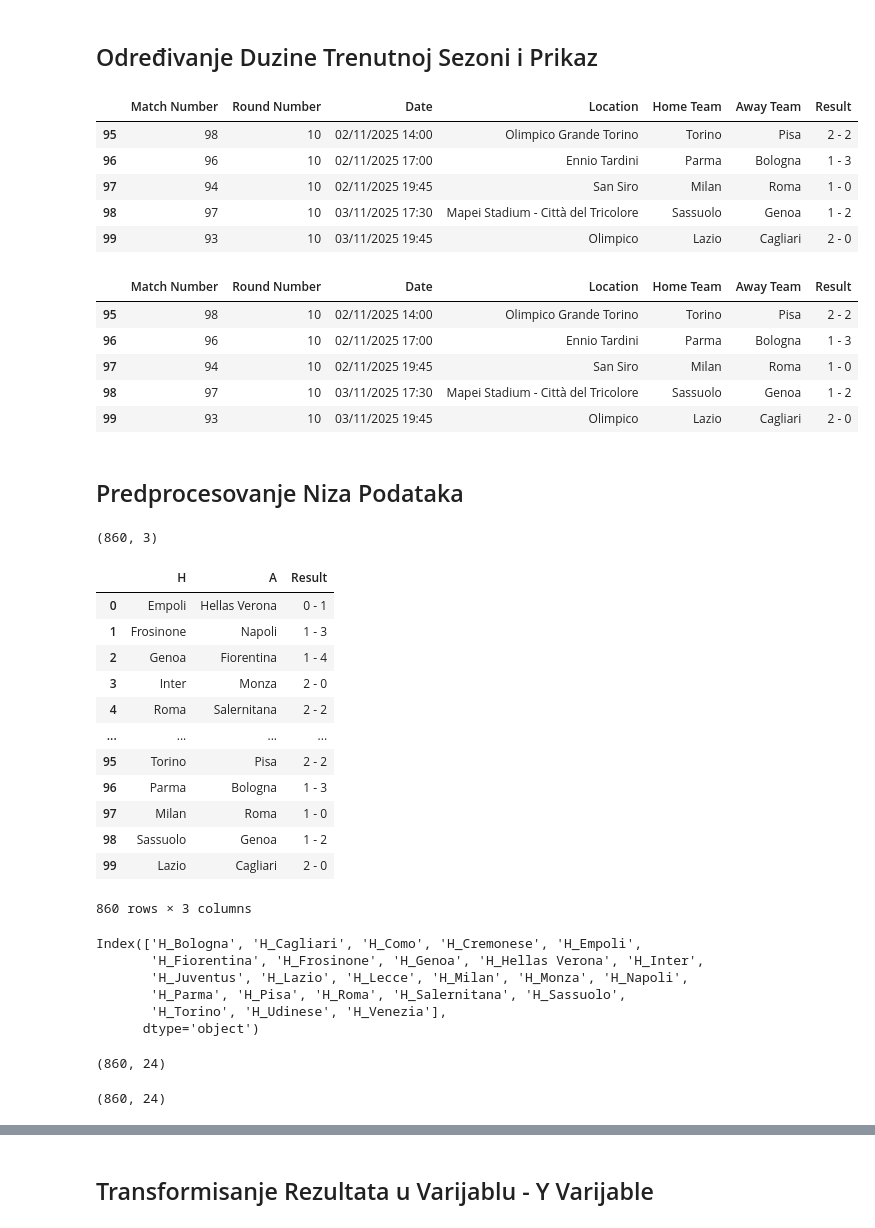
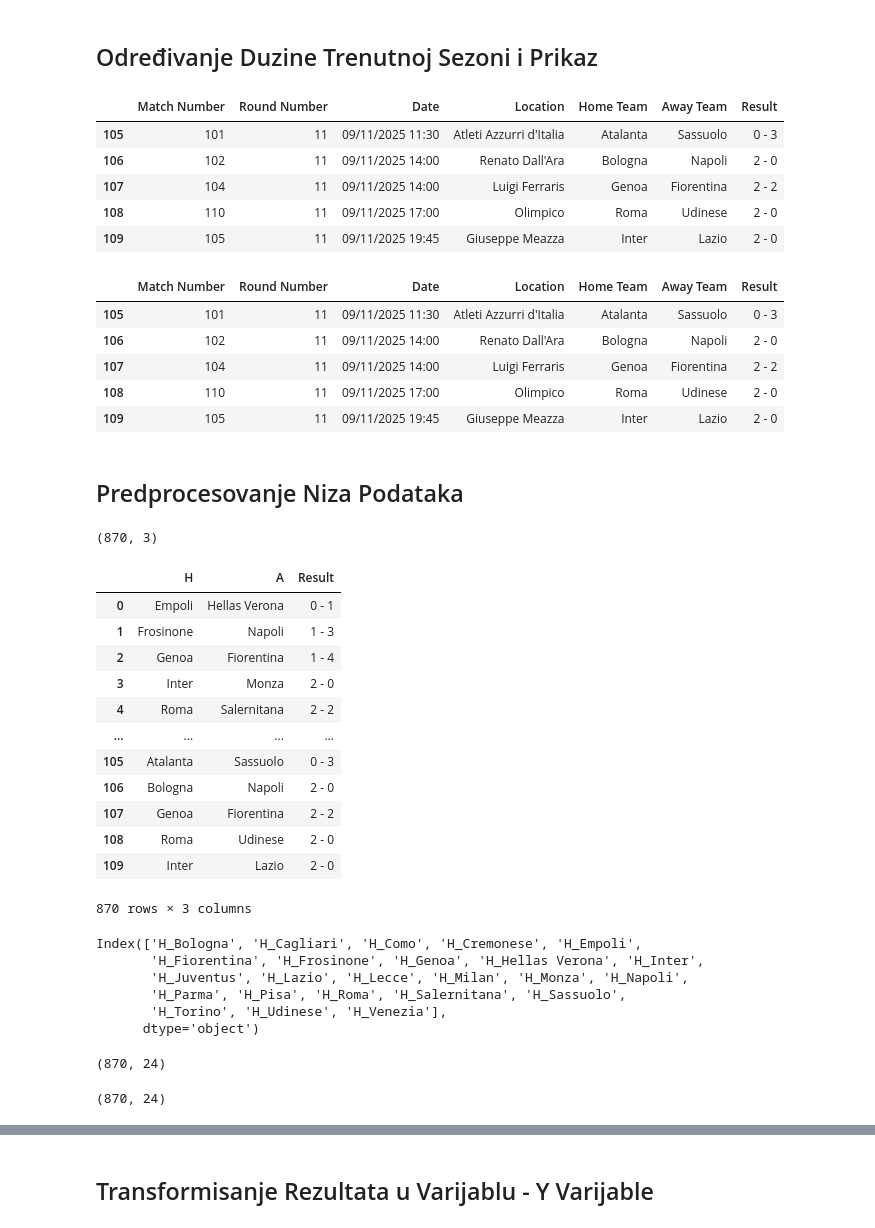
Before and after one commit to AmirBih/pred-rez-seriA, a Jupyter notebook: SA- float_Predvidjanje_Pobjednika.ipynb, the cells around one changed output, grey strips where cells are left out. Drawn from its saved outputs; the diff is of its cells as text; code cells hidden in the pictures.

```diff
--- a/SA- float_Predvidjanje_Pobjednika.ipynb
+++ b/SA- float_Predvidjanje_Pobjednika.ipynb
@@ -16,15 +16,15 @@ df_25_6 = pd.read_csv("serie-a-2025.csv")
 ## Određivanje Duzine Trenutnoj Sezoni i Prikaz
 # %%
 #odrediti duzinu sezone - OBAVEZNO!!!
-df_25_6 = df_25_6.head(100)
+df_25_6 = df_25_6.head(110)
 df_25_6.tail()
 # %% [output]
 |  | Match Number | Round Number | Date | Location | Home Team | Away Team | Result |
-| 95 | 98 | 10 | 02/11/2025 14:00 | Olimpico Grande Torino | Torino | Pisa | 2 - 2 |
-| 96 | 96 | 10 | 02/11/2025 17:00 | Ennio Tardini | Parma | Bologna | 1 - 3 |
-| 97 | 94 | 10 | 02/11/2025 19:45 | San Siro | Milan | Roma | 1 - 0 |
-| 98 | 97 | 10 | 03/11/2025 17:30 | Mapei Stadium - Città del Tricolore | Sassuolo | Genoa | 1 - 2 |
-| 99 | 93 | 10 | 03/11/2025 19:45 | Olimpico | Lazio | Cagliari | 2 - 0 |
+| 105 | 101 | 11 | 09/11/2025 11:30 | Atleti Azzurri d'Italia | Atalanta | Sassuolo | 0 - 3 |
+| 106 | 102 | 11 | 09/11/2025 14:00 | Renato Dall'Ara | Bologna | Napoli | 2 - 0 |
+| 107 | 104 | 11 | 09/11/2025 14:00 | Luigi Ferraris | Genoa | Fiorentina | 2 - 2 |
+| 108 | 110 | 11 | 09/11/2025 17:00 | Olimpico | Roma | Udinese | 2 - 0 |
+| 109 | 105 | 11 | 09/11/2025 19:45 | Giuseppe Meazza | Inter | Lazio | 2 - 0 |
 # %%
 #sjedinjavanje ta tri df niza podataka - po osi jedan - odnosno uzduž
 df_BL = pd.concat([df_23_4, df_24_5, df_25_6], axis=0)
@@ -34,11 +34,11 @@ df_BL = pd.concat([df_23_4, df_24_5, df_25_6], axis=0)
 df_BL.tail()
 # %% [output]
 |  | Match Number | Round Number | Date | Location | Home Team | Away Team | Result |
-| 95 | 98 | 10 | 02/11/2025 14:00 | Olimpico Grande Torino | Torino | Pisa | 2 - 2 |
-| 96 | 96 | 10 | 02/11/2025 17:00 | Ennio Tardini | Parma | Bologna | 1 - 3 |
-| 97 | 94 | 10 | 02/11/2025 19:45 | San Siro | Milan | Roma | 1 - 0 |
-| 98 | 97 | 10 | 03/11/2025 17:30 | Mapei Stadium - Città del Tricolore | Sassuolo | Genoa | 1 - 2 |
-| 99 | 93 | 10 | 03/11/2025 19:45 | Olimpico | Lazio | Cagliari | 2 - 0 |
+| 105 | 101 | 11 | 09/11/2025 11:30 | Atleti Azzurri d'Italia | Atalanta | Sassuolo | 0 - 3 |
+| 106 | 102 | 11 | 09/11/2025 14:00 | Renato Dall'Ara | Bologna | Napoli | 2 - 0 |
+| 107 | 104 | 11 | 09/11/2025 14:00 | Luigi Ferraris | Genoa | Fiorentina | 2 - 2 |
+| 108 | 110 | 11 | 09/11/2025 17:00 | Olimpico | Roma | Udinese | 2 - 0 |
+| 109 | 105 | 11 | 09/11/2025 19:45 | Giuseppe Meazza | Inter | Lazio | 2 - 0 |
 # %% [markdown]
 ## Predprocesovanje Niza Podataka
 # %%
@@ -46,7 +46,7 @@ df_BL.tail()
 df_BL = df_BL.drop(["Match Number","Round Number","Date","Location"],axis=1)
 df_BL.shape
 # %% [output]
-(860, 3)
+(870, 3)
 # %%
 df_BL.rename(columns={"Home Team":"H","Away Team":"A"},inplace=True)
 # %%
@@ -59,12 +59,12 @@ df_BL
 | 3 | Inter | Monza | 2 - 0 |
 | 4 | Roma | Salernitana | 2 - 2 |
 | ... | ... | ... | ... |
-| 95 | Torino | Pisa | 2 - 2 |
-| 96 | Parma | Bologna | 1 - 3 |
-| 97 | Milan | Roma | 1 - 0 |
-| 98 | Sassuolo | Genoa | 1 - 2 |
-| 99 | Lazio | Cagliari | 2 - 0 |
+| 105 | Atalanta | Sassuolo | 0 - 3 |
+| 106 | Bologna | Napoli | 2 - 0 |
+| 107 | Genoa | Fiorentina | 2 - 2 |
+| 108 | Roma | Udinese | 2 - 0 |
+| 109 | Inter | Lazio | 2 - 0 |
-860 rows × 3 columns
+870 rows × 3 columns
 # %%
 from sklearn.model_selection import train_test_split
 from sklearn.preprocessing import StandardScaler, LabelEncoder, OneHotEncoder
@@ -86,7 +86,7 @@ Index(['H_Bologna', 'H_Cagliari', 'H_Como', 'H_Cremonese', 'H_Empoli',
 # %%
 df_domacin.shape
 # %% [output]
-(860, 24)
+(870, 24)
 # %%
 #One Hot Encoder Timova - Gosti
 onehot_encoder_gost = OneHotEncoder(handle_unknown="ignore",drop="first")  # Ensure parameters are correct
@@ -95,7 +95,7 @@ df_gost = pd.DataFrame(kodiran_gost,columns=onehot_encoder_gost.get_feature_name
 # %%
 df_gost.shape
 # %% [output]
-(860, 24)
+(870, 24)
 # %%
 #Sjedinjavanje tih osobina domacin i gost
 df_jedan = pd.concat([df_domacin,df_gost],axis=1)
```
Also changed, not shown: parts of 6 cells of this notebook, 8 other files.
